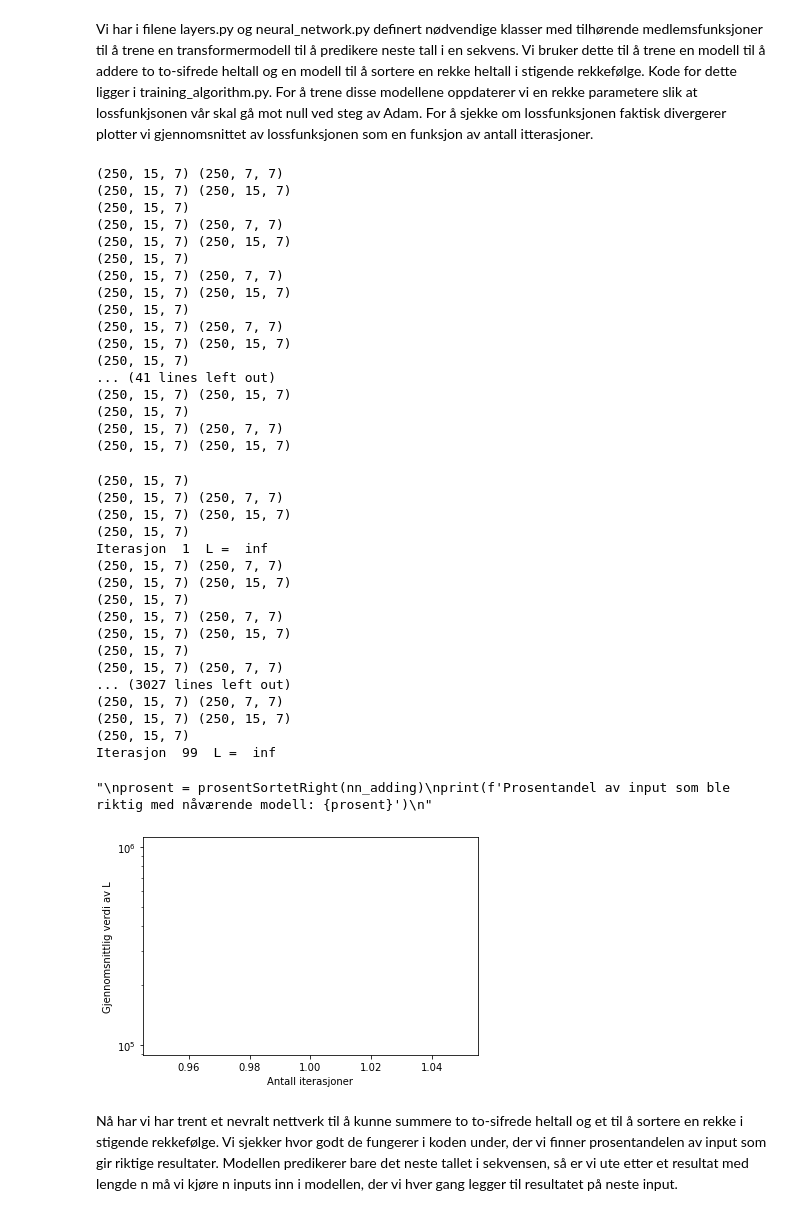
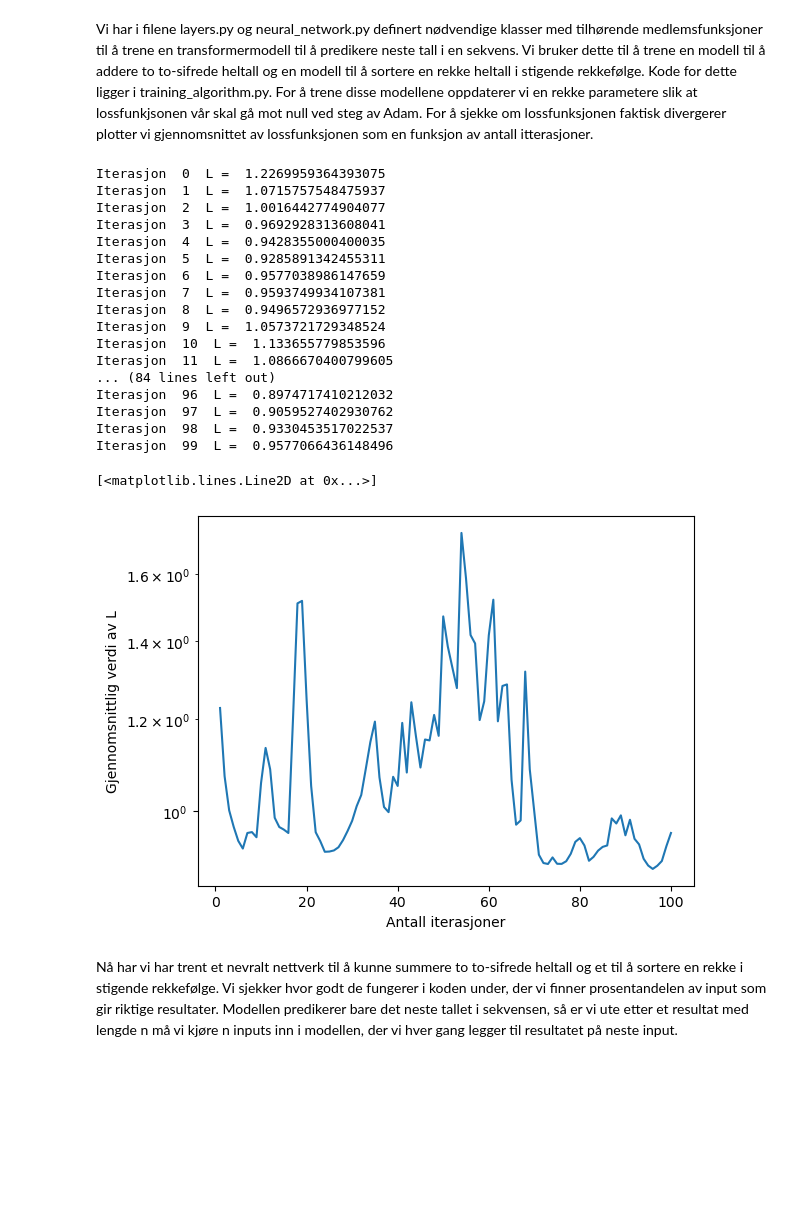
Before and after one commit to CeciliaEide/VitBer_indMat, a Jupyter notebook: prosjekt_2_utlevert_kode/Oppgave3.ipynb, the cells around one changed output. Saved outputs shown, nothing was run; the diff lists cells and outputs as text; code cells hidden in the pictures; blank space fills up the shorter version.

```diff
--- a/prosjekt_2_utlevert_kode/Oppgave3.ipynb
+++ b/prosjekt_2_utlevert_kode/Oppgave3.ipynb
@@ -8,52 +8,35 @@ Vi har i filene layers.py og neural_network.py definert nødvendige klasser med
 # %%
 from training_algorithm import TrainingAlgorithm
 
-nn_adding, mean_losses_adding = TrainingAlgorithm(0)
+nn_adding, mean_losses_adding = TrainingAlgorithm(1)
 #nn_sorting, mean_losses_sorting = TrainingAlgorithm(1)
 
 n = np.arange(1, len(mean_losses_adding)+1)
 
 plt.xlabel('Antall iterasjoner')
 plt.ylabel('Gjennomsnittlig verdi av L')
 plt.yscale("log")
 plt.plot(n, mean_losses_adding)
 # %% [output]
-(250, 15, 7) (250, 7, 7)
-(250, 15, 7) (250, 15, 7)
-(250, 15, 7)
-(250, 15, 7) (250, 7, 7)
-(250, 15, 7) (250, 15, 7)
-(250, 15, 7)
-(250, 15, 7) (250, 7, 7)
-(250, 15, 7) (250, 15, 7)
-(250, 15, 7)
-(250, 15, 7) (250, 7, 7)
-(250, 15, 7) (250, 15, 7)
-(250, 15, 7)
-... (41 lines left out)
-(250, 15, 7) (250, 15, 7)
-(250, 15, 7)
-(250, 15, 7) (250, 7, 7)
-(250, 15, 7) (250, 15, 7)
+Iterasjon  0  L =  1.2269959364393075
+Iterasjon  1  L =  1.0715757548475937
+Iterasjon  2  L =  1.0016442774904077
+Iterasjon  3  L =  0.9692928313608041
+Iterasjon  4  L =  0.9428355000400035
+Iterasjon  5  L =  0.9285891342455311
+Iterasjon  6  L =  0.9577038986147659
+Iterasjon  7  L =  0.9593749934107381
+Iterasjon  8  L =  0.9496572936977152
+Iterasjon  9  L =  1.0573721729348524
+Iterasjon  10  L =  1.133655779853596
+Iterasjon  11  L =  1.0866670400799605
+... (84 lines left out)
+Iterasjon  96  L =  0.8974717410212032
+Iterasjon  97  L =  0.9059527402930762
+Iterasjon  98  L =  0.9330453517022537
+Iterasjon  99  L =  0.9577066436148496
-(250, 15, 7)
-(250, 15, 7) (250, 7, 7)
-(250, 15, 7) (250, 15, 7)
-(250, 15, 7)
-Iterasjon  1  L =  inf
-(250, 15, 7) (250, 7, 7)
-(250, 15, 7) (250, 15, 7)
-(250, 15, 7)
-(250, 15, 7) (250, 7, 7)
-(250, 15, 7) (250, 15, 7)
-(250, 15, 7)
-(250, 15, 7) (250, 7, 7)
-... (3027 lines left out)
-(250, 15, 7) (250, 7, 7)
-(250, 15, 7) (250, 15, 7)
-(250, 15, 7)
-Iterasjon  99  L =  inf
+[<matplotlib.lines.Line2D at 0x...>]
-"\nprosent = prosentSortetRight(nn_adding)\nprint(f'Prosentandel av input som ble riktig med nåværende modell: {prosent}')\n"
-[figure, old version]
+[figure, new version]
 # %% [markdown]
 Nå har vi har trent et nevralt nettverk til å kunne summere to to-sifrede heltall og et til å sortere en rekke i stigende rekkefølge. Vi sjekker hvor godt de fungerer i koden under, der vi finner prosentandelen av input som gir riktige resultater. Modellen predikerer bare det neste tallet i sekvensen, så er vi ute etter et resultat med lengde n må vi kjøre n inputs inn i modellen, der vi hver gang legger til resultatet på neste input.
 # %%
```
